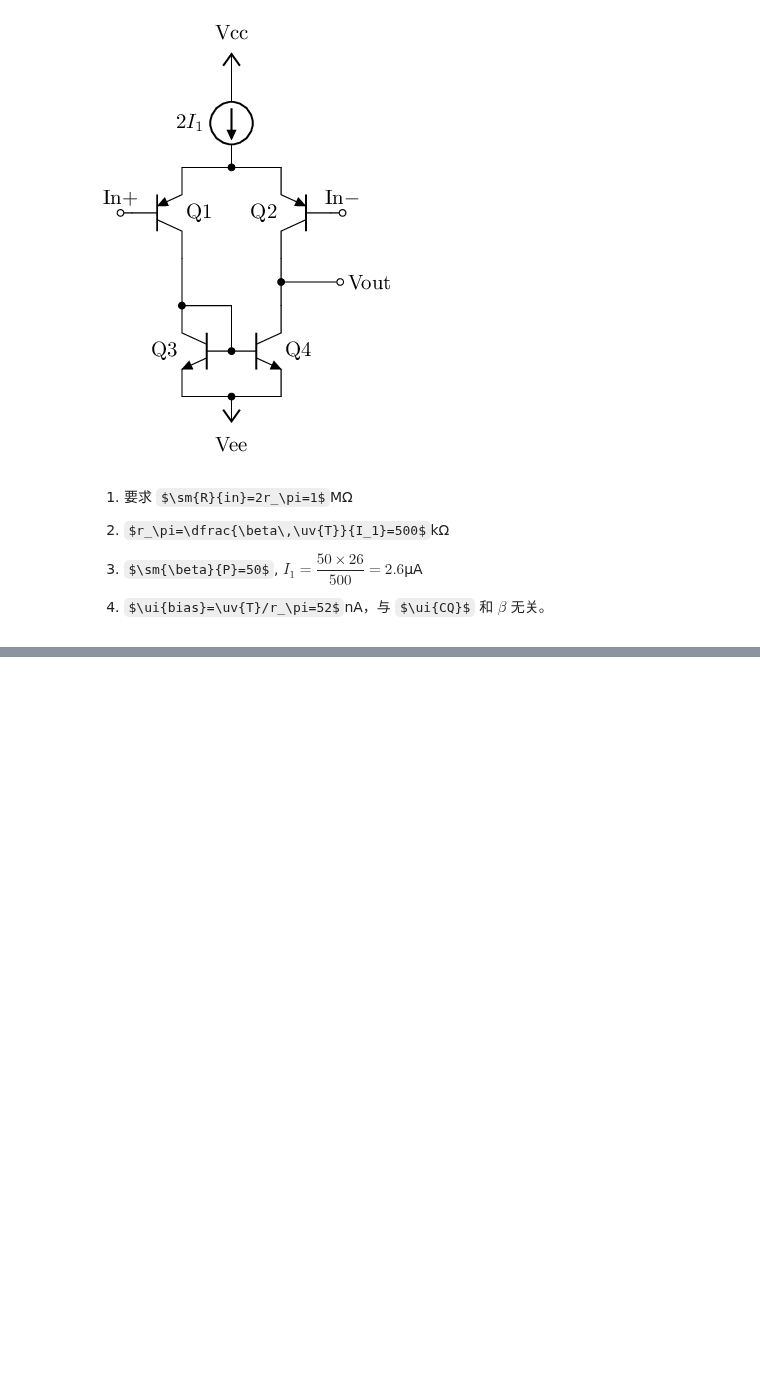
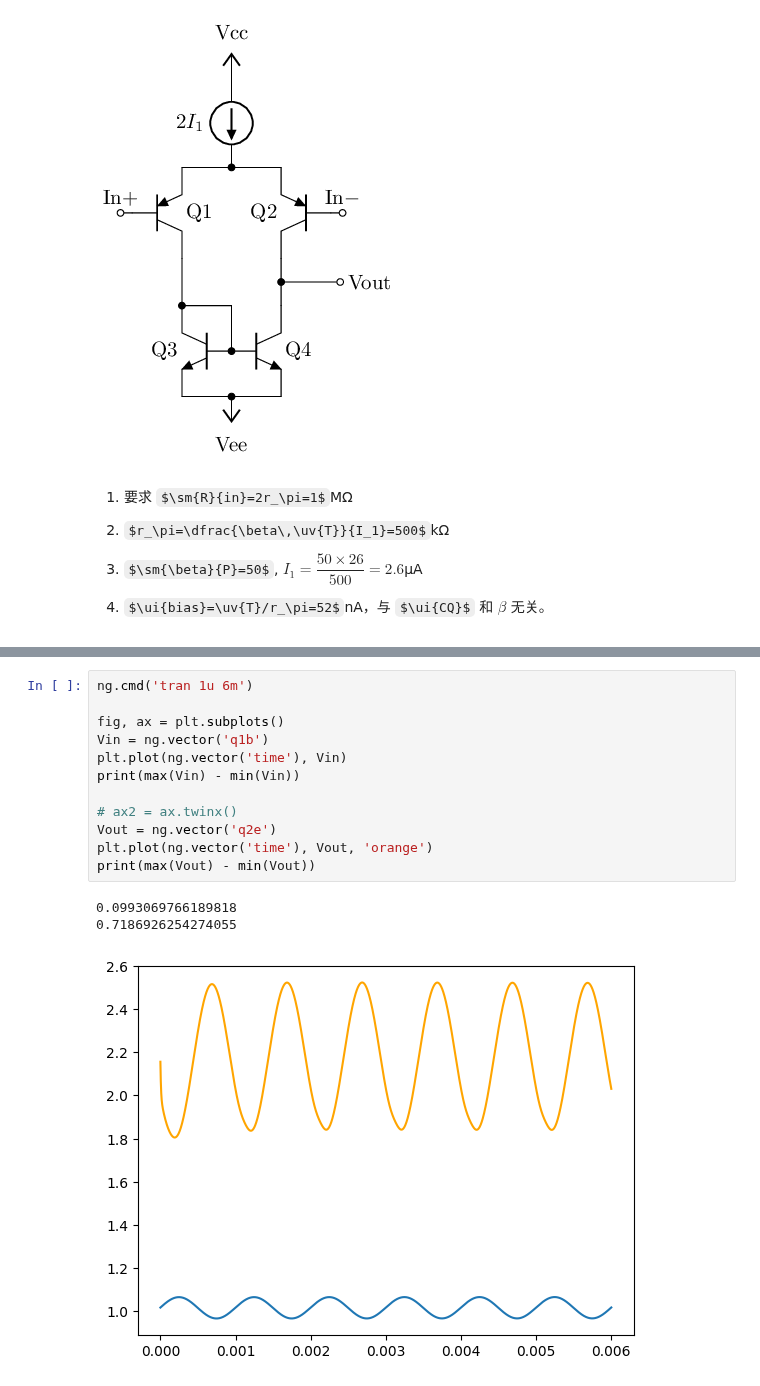
Before and after one commit to chenshuo/nuedc, a Jupyter notebook: docs/bjt-basics.ipynb, the cells around one changed output, grey strips where cells are left out. Saved outputs shown, nothing was run; the diff lists cells and outputs as text; some formulas as TeX source; blank space fills up the shorter version.

```diff
--- a/docs/bjt-basics.ipynb
+++ b/docs/bjt-basics.ipynb
@@ -1193,0 +1258,16 @@ node [vee] {Vee};
+# %%
+ng.cmd('tran 1u 6m')
+
+fig, ax = plt.subplots()
+Vin = ng.vector('q1b')
+plt.plot(ng.vector('time'), Vin)
+print(max(Vin) - min(Vin))
+
+# ax2 = ax.twinx()
+Vout = ng.vector('q2e')
+plt.plot(ng.vector('time'), Vout, 'orange')
+print(max(Vout) - min(Vout))
+# %% [output]
+0.0993069766189818
+0.7186926254274055
+[figure, added]
```
Also changed, not shown: parts of 15 cells of this notebook.
